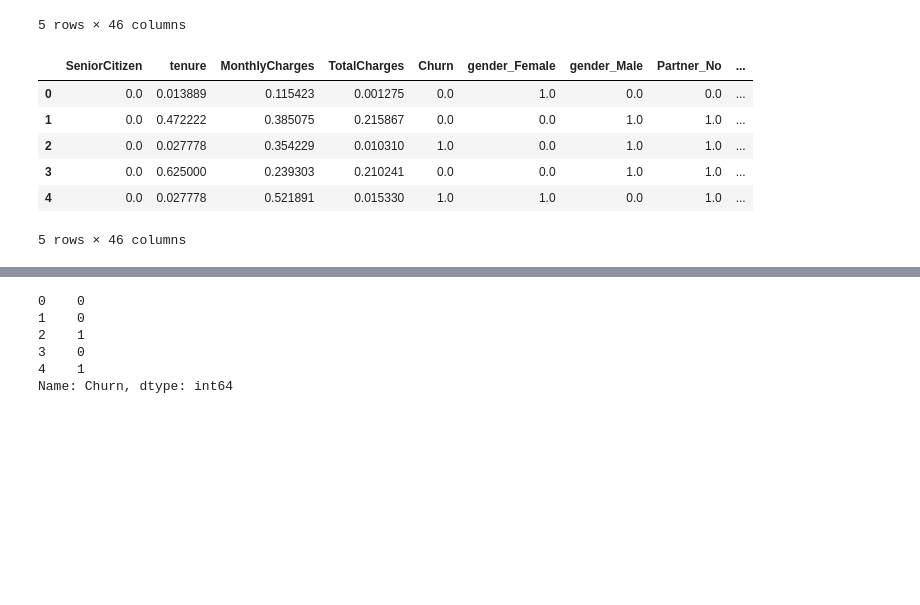
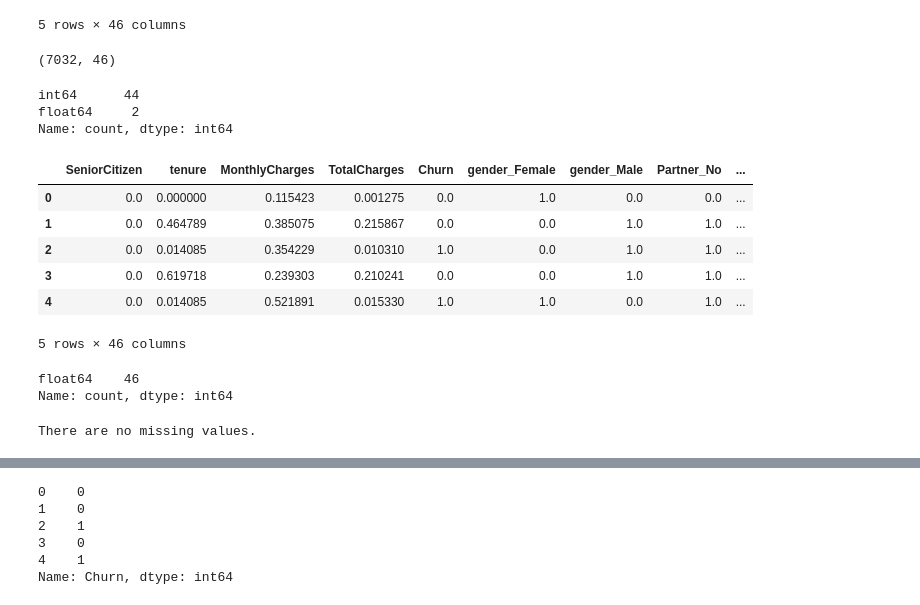
Before and after one commit to muhsinata/customer_churn_neural_networks, a Jupyter notebook: customer_churn_neural_networks.ipynb, the cells around one changed output, grey strips where cells are left out. Cells and saved outputs as stored; diff of their text form; code cells hidden in the pictures; blank space fills up the shorter version.

Commit message:
Clean data: Make data numeric and handle missing data

```diff
--- a/customer_churn_neural_networks.ipynb
+++ b/customer_churn_neural_networks.ipynb
@@ -14,10 +14,10 @@ df.head(3)
 3 rows × 21 columns
 # %%
 # Drop the customerID column
-df_col_id_drop = df.drop(columns=['customerID'])
+df = df.drop(columns=['customerID'])
 
 # Display the first few rows of the dataframe
-df_col_id_drop.head(3)
+df.head(3)
 # %% [output]
 |  | gender | SeniorCitizen | Partner | Dependents | tenure | PhoneService | MultipleLines | InternetService | ... |
 | 0 | Female | 0 | Yes | No | 1 | No | No phone service | DSL | ... |
@@ -67,12 +67,10 @@ Churn                object
 dtype: object
 # %%
 # Convert TotalCharges column to appropriate numeric type
-df_col_totalcharges_convert_float = df_col_id_drop
-
-df_col_totalcharges_convert_float['TotalCharges'] = pd.to_numeric(df_col_id_drop['TotalCharges'], errors='coerce')
+df['TotalCharges'] = pd.to_numeric(df['TotalCharges'], errors='coerce')
 
 # Display the data types to verify the changes
-df_col_totalcharges_convert_float.dtypes
+df.dtypes
 # %% [output]
 gender               object
 SeniorCitizen         int64
@@ -115,0 +118,5 @@ dtype: int64
+# %%
+# Remove rows with missing values in the TotalCharges column
+df = df.dropna(subset=['TotalCharges'])
+
+df.shape
@@ -142,10 +158,10 @@ PaymentMethod       4
 dtype: int64
 # %%
 # Perform one-hot encoding on the columns with non-numeric data as 1s and 0s
-df_encoded = pd.get_dummies(df, columns=string_columns, dtype=int)
+df = pd.get_dummies(df, columns=string_columns, dtype=int)
 
 # Display the first few rows of the encoded dataframe
-df_encoded.head()
+df.head()
 # %% [output]
 |  | SeniorCitizen | tenure | MonthlyCharges | TotalCharges | Churn | gender_Female | gender_Male | Partner_No | ... |
 | 0 | 0 | 1 | 29.85 | 29.85 | 0 | 1 | 0 | 0 | ... |
@@ -154,24 +170,64 @@ df_encoded.head()
 | 3 | 0 | 45 | 42.30 | 1840.75 | 0 | 0 | 1 | 1 | ... |
 | 4 | 0 | 2 | 70.70 | 151.65 | 1 | 1 | 0 | 1 | ... |
 5 rows × 46 columns
+# %%
+df.shape
+# %% [output]
+(7032, 46)
+# %%
+# Get the data types of each column
+data_types = df.dtypes
+
+# Get the count of each data type
+data_type_counts = data_types.value_counts()
+
+print(data_type_counts)
+# %% [output]
+int64      44
+float64     2
+Name: count, dtype: int64
 # %%
 from sklearn.preprocessing import MinMaxScaler
 
-# Assuming df_encoded is your DataFrame
 scaler = MinMaxScaler()
 
 # Fit and transform the entire DataFrame
-df_scaled = pd.DataFrame(scaler.fit_transform(df_encoded), columns=df_encoded.columns)
+df = pd.DataFrame(scaler.fit_transform(df), columns=df.columns)
 
 # Display the first few rows of the scaled dataframe
-df_scaled.head()
+df.head()
 # %% [output]
 |  | SeniorCitizen | tenure | MonthlyCharges | TotalCharges | Churn | gender_Female | gender_Male | Partner_No | ... |
-| 0 | 0.0 | 0.013889 | 0.115423 | 0.001275 | 0.0 | 1.0 | 0.0 | 0.0 | ... |
-| 1 | 0.0 | 0.472222 | 0.385075 | 0.215867 | 0.0 | 0.0 | 1.0 | 1.0 | ... |
-| 2 | 0.0 | 0.027778 | 0.354229 | 0.010310 | 1.0 | 0.0 | 1.0 | 1.0 | ... |
-| 3 | 0.0 | 0.625000 | 0.239303 | 0.210241 | 0.0 | 0.0 | 1.0 | 1.0 | ... |
-| 4 | 0.0 | 0.027778 | 0.521891 | 0.015330 | 1.0 | 1.0 | 0.0 | 1.0 | ... |
+| 0 | 0.0 | 0.000000 | 0.115423 | 0.001275 | 0.0 | 1.0 | 0.0 | 0.0 | ... |
+| 1 | 0.0 | 0.464789 | 0.385075 | 0.215867 | 0.0 | 0.0 | 1.0 | 1.0 | ... |
+| 2 | 0.0 | 0.014085 | 0.354229 | 0.010310 | 1.0 | 0.0 | 1.0 | 1.0 | ... |
+| 3 | 0.0 | 0.619718 | 0.239303 | 0.210241 | 0.0 | 0.0 | 1.0 | 1.0 | ... |
+| 4 | 0.0 | 0.014085 | 0.521891 | 0.015330 | 1.0 | 1.0 | 0.0 | 1.0 | ... |
 5 rows × 46 columns
+# %%
+# Get the data types of each column
+data_types = df.dtypes
+
+# Get the count of each data type
+data_type_counts = data_types.value_counts()
+
+print(data_type_counts)
+# %% [output]
+float64    46
+Name: count, dtype: int64
+# %%
+# Check for missing values in each column
+missing_values = df.isnull().sum()
+
+# Filter columns with missing values
+missing_columns = missing_values[missing_values > 0]
+
+if not missing_columns.empty:
+    print("Columns with missing values:")
+    print(missing_columns)
+else:
+    print("There are no missing values.")
+# %% [output]
+There are no missing values.
 # %%
 # Define the target variable 'y' and the feature set 'X'
```
Also changed, not shown: parts of 10 cells of this notebook.
